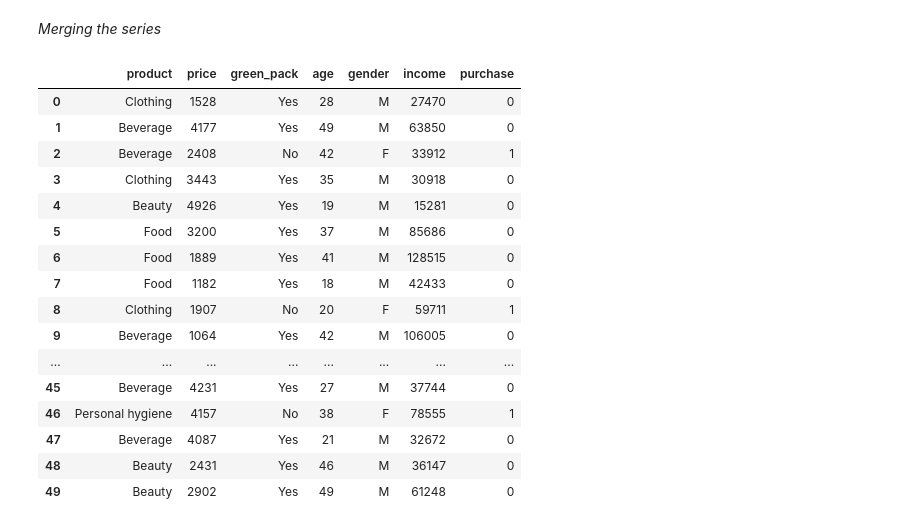
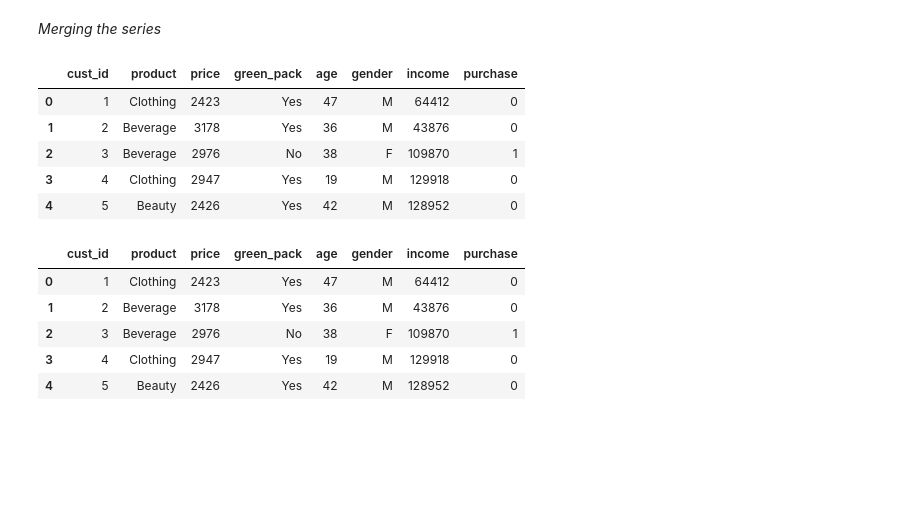
Before and after one commit to NityaVerma19/Customer-Purchase-Decision-, a Jupyter notebook: Consumer_behaviour.ipynb, the cells around one changed output. Cells and saved outputs as stored; diff of their text form; code cells hidden in the pictures; blank space fills up the shorter version.

Commit message:
add customer Id

```diff
--- a/Consumer_behaviour.ipynb
+++ b/Consumer_behaviour.ipynb
@@ -170,27 +98,32 @@ dtype: int64
+# %%
+#customer id
+
+
+numbers_sequence = range(1, 51)
+
+cust_id = pd.Series(numbers_sequence)
 # %% [markdown]
 *Merging the series*
 # %%
-df = pd.DataFrame({'product': product, 'price': price, 'green_pack': green_pack, 'age': age,'gender': gender, 'income': income, 'purchase': purchase })
-df
+df = pd.DataFrame({'cust_id': cust_id,'product': product, 'price': price, 'green_pack': green_pack, 'age': age,'gender': gender, 'income': income, 'purchase': purchase })
+df.head()
 # %% [output]
-|  | product | price | green_pack | age | gender | income | purchase |
-| 0 | Clothing | 1528 | Yes | 28 | M | 27470 | 0 |
-| 1 | Beverage | 4177 | Yes | 49 | M | 63850 | 0 |
-| 2 | Beverage | 2408 | No | 42 | F | 33912 | 1 |
-| 3 | Clothing | 3443 | Yes | 35 | M | 30918 | 0 |
-| 4 | Beauty | 4926 | Yes | 19 | M | 15281 | 0 |
-| 5 | Food | 3200 | Yes | 37 | M | 85686 | 0 |
-| 6 | Food | 1889 | Yes | 41 | M | 128515 | 0 |
-| 7 | Food | 1182 | Yes | 18 | M | 42433 | 0 |
-| 8 | Clothing | 1907 | No | 20 | F | 59711 | 1 |
-| 9 | Beverage | 1064 | Yes | 42 | M | 106005 | 0 |
-| ... | ... | ... | ... | ... | ... | ... | ... |
-| 45 | Beverage | 4231 | Yes | 27 | M | 37744 | 0 |
-| 46 | Personal hygiene | 4157 | No | 38 | F | 78555 | 1 |
-| 47 | Beverage | 4087 | Yes | 21 | M | 32672 | 0 |
-| 48 | Beauty | 2431 | Yes | 46 | M | 36147 | 0 |
-| 49 | Beauty | 2902 | Yes | 49 | M | 61248 | 0 |
+|  | cust_id | product | price | green_pack | age | gender | income | purchase |
+| 0 | 1 | Clothing | 2423 | Yes | 47 | M | 64412 | 0 |
+| 1 | 2 | Beverage | 3178 | Yes | 36 | M | 43876 | 0 |
+| 2 | 3 | Beverage | 2976 | No | 38 | F | 109870 | 1 |
+| 3 | 4 | Clothing | 2947 | Yes | 19 | M | 129918 | 0 |
+| 4 | 5 | Beauty | 2426 | Yes | 42 | M | 128952 | 0 |
 # %%
 # Downloading the dataframe
 
 df.to_csv('df.csv', index=False)
+# %%
+df.head()
+# %% [output]
+|  | cust_id | product | price | green_pack | age | gender | income | purchase |
+| 0 | 1 | Clothing | 2423 | Yes | 47 | M | 64412 | 0 |
+| 1 | 2 | Beverage | 3178 | Yes | 36 | M | 43876 | 0 |
+| 2 | 3 | Beverage | 2976 | No | 38 | F | 109870 | 1 |
+| 3 | 4 | Clothing | 2947 | Yes | 19 | M | 129918 | 0 |
+| 4 | 5 | Beauty | 2426 | Yes | 42 | M | 128952 | 0 |
```
Also changed, not shown: parts of 7 cells of this notebook.
